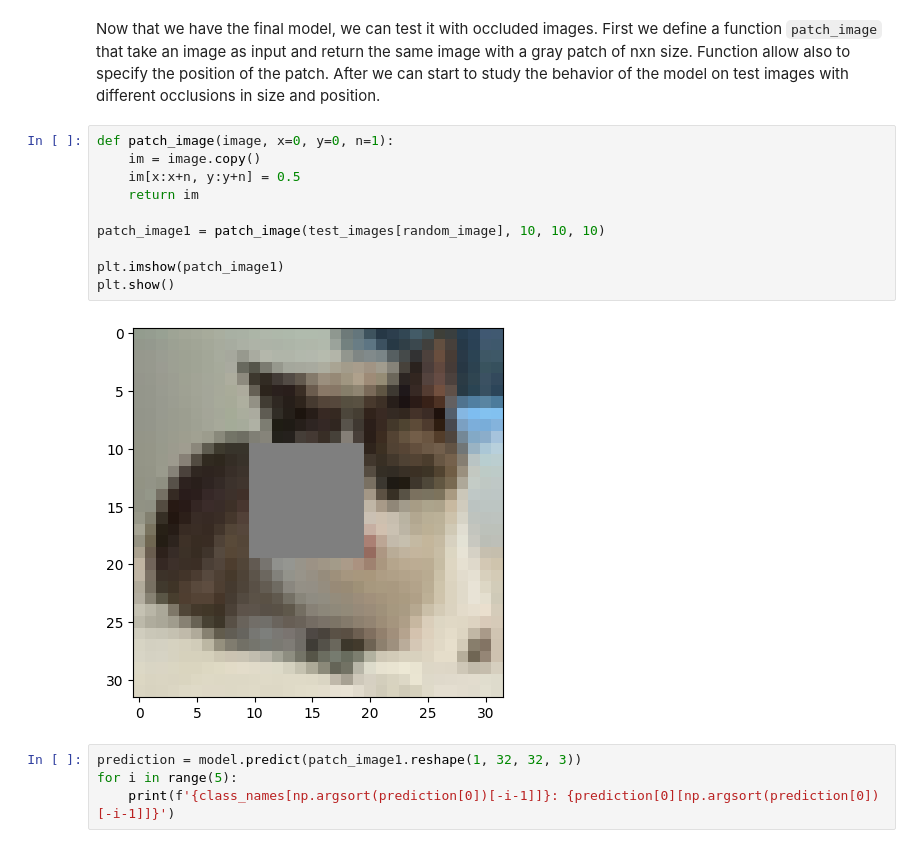
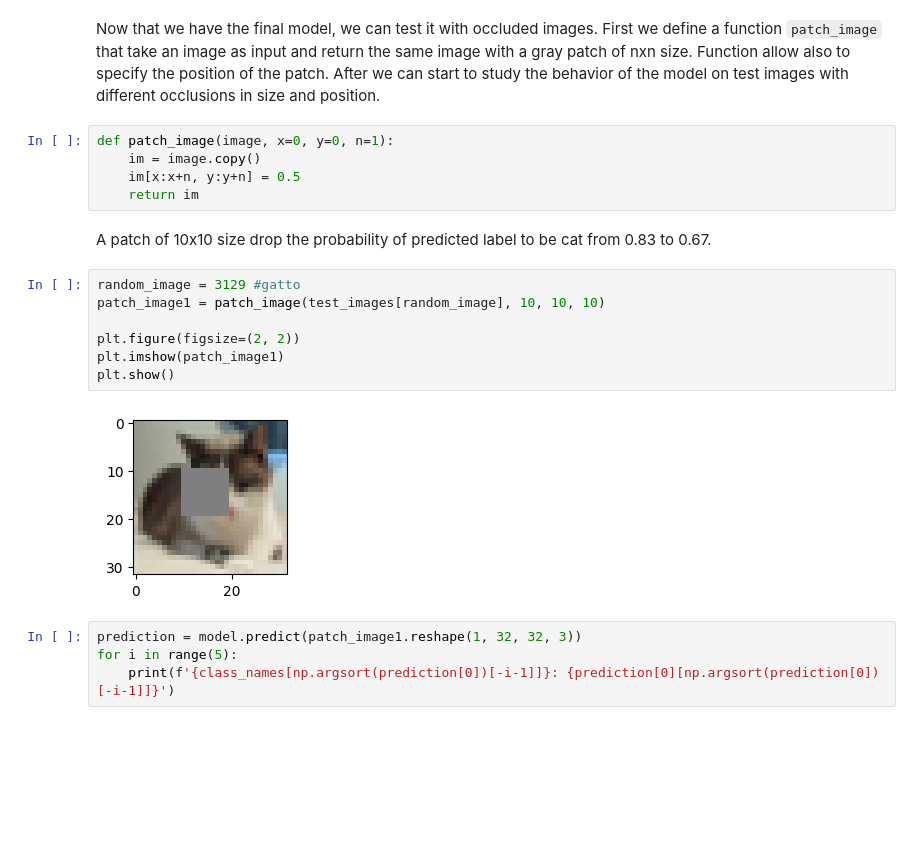
Before and after one commit to lilf4p/ispr-midterm, a Jupyter notebook: midterm3/image_classification.ipynb, the cells around one changed output. Saved outputs shown, nothing was run; the diff lists cells and outputs as text; blank space fills up the shorter version.

```diff
--- a/midterm3/image_classification.ipynb
+++ b/midterm3/image_classification.ipynb
@@ -261,13 +238,17 @@ def patch_image(image, x=0, y=0, n=1):
     im = image.copy()
     im[x:x+n, y:y+n] = 0.5
     return im
-
-patch_image1 = patch_image(test_images[random_image], 10, 10, 10)
-
-plt.imshow(patch_image1)
-plt.show()
-# %% [output]
-[figure, removed]
+# %% [markdown]
+A patch of 10x10 size drop the probability of predicted label to be cat from 0.83 to 0.67.
+# %%
+random_image = 3129 #gatto
+patch_image1 = patch_image(test_images[random_image], 10, 10, 10)
+
+plt.figure(figsize=(2, 2))
+plt.imshow(patch_image1)
+plt.show()
+# %% [output]
+[figure, added]
 # %%
 prediction = model.predict(patch_image1.reshape(1, 32, 32, 3))
 for i in range(5):
```
Also changed, not shown: parts of 23 cells of this notebook.
